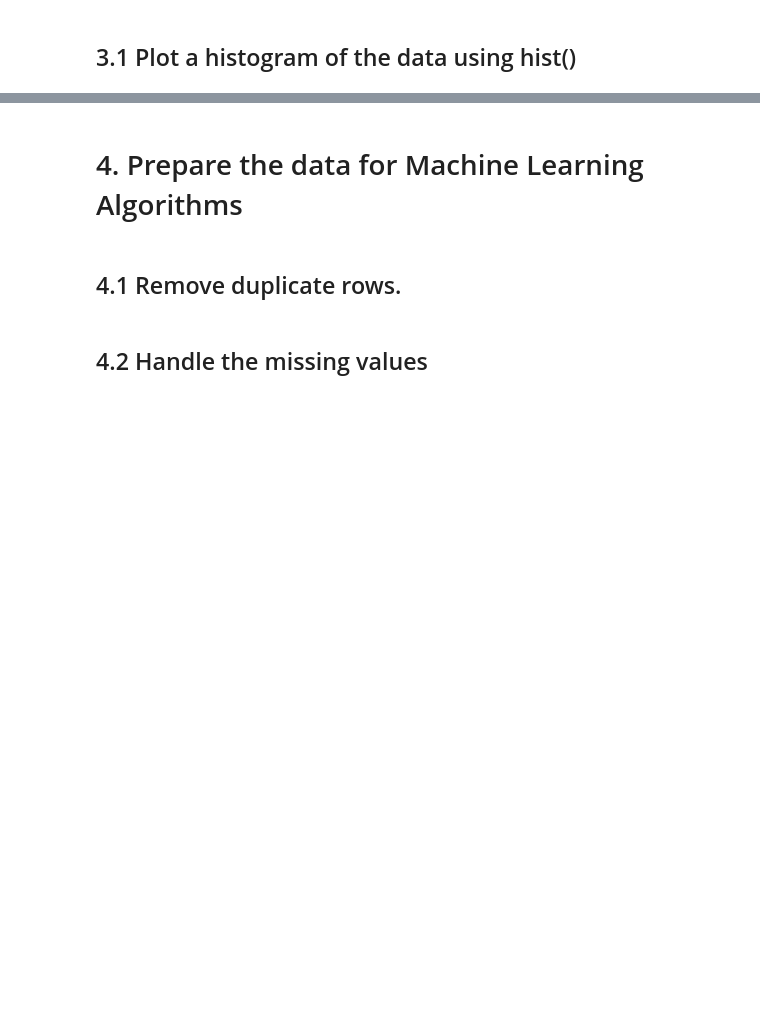
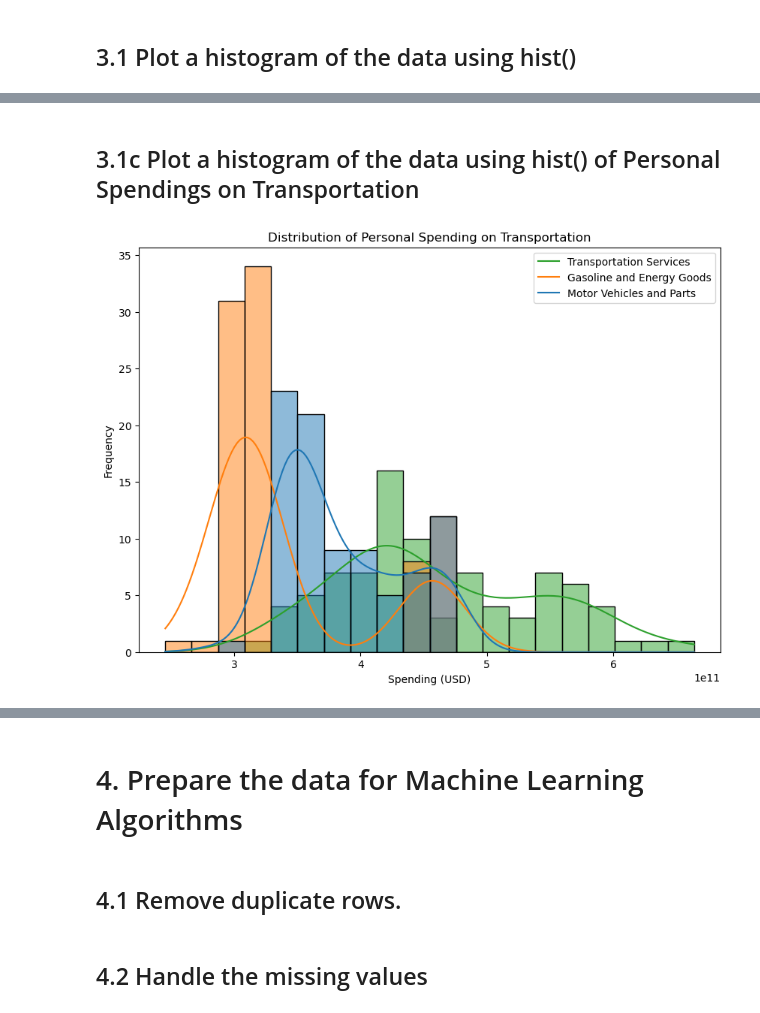
Before and after one commit to HenryCROSS/eecs3401_final_project, a Jupyter notebook: code.ipynb, the cells around one changed output, grey strips where cells are left out. Drawn from its saved outputs; the diff is of its cells as text; code cells hidden in the pictures; blank space fills up the shorter version.

```diff
--- a/code.ipynb
+++ b/code.ipynb
@@ -226,0 +206,23 @@ plt.show()
+# %% [markdown]
+## 3.1c Plot a histogram of the data using hist() of Personal Spendings on Transportation
+# %%
+# Histogram of Personal Spendings on Transportation : Examines personal spending on transportation services, motor vehicles and gas so that operators can make informed decisions regarding budgeting and pricing on transportation and adjust prices accprding to individual and customer expenditures
+# The histogram bars represent the frequency of the data in each bin (where each bin is a representation of the amount of USD spent on personal expenditures)
+# The lines in the graph represent the KDE (kernel density estimation), which is used to predict the probability density function of random variables and allows for a smoother visualization of the data by providing a general shape to follow
+# The taller the bars, the more data points fall within that range
+# The following histogram demonstrates that most individuals personally spend their money on gasoline and energy goods, where gasoline and energy goods cost the least amongst the three ways people persoannly spend their money on transportation
+# Motor and vehicles parts cost the 2nd most, and transportation services cost the most
+# However, there is a wider range in terms of transportation services spending
+
+plt.figure(figsize=(10, 7))
+sns.histplot(data=data[['PST-TransServ(SA)',
+                        'PST-EnergyGoods(SA)',
+                        'PST-AutoServ(SA)']], bins=20, kde=True)
+plt.title('Distribution of Personal Spending on Transportation')
+plt.xlabel('Spending (USD)')
+plt.ylabel('Frequency')
+plt.legend(['Transportation Services', 'Gasoline and Energy Goods', 'Motor Vehicles and Parts'])
+
+plt.show()
+# %% [output]
+[figure, added]
```
Also changed, not shown: parts of 14 cells of this notebook.
